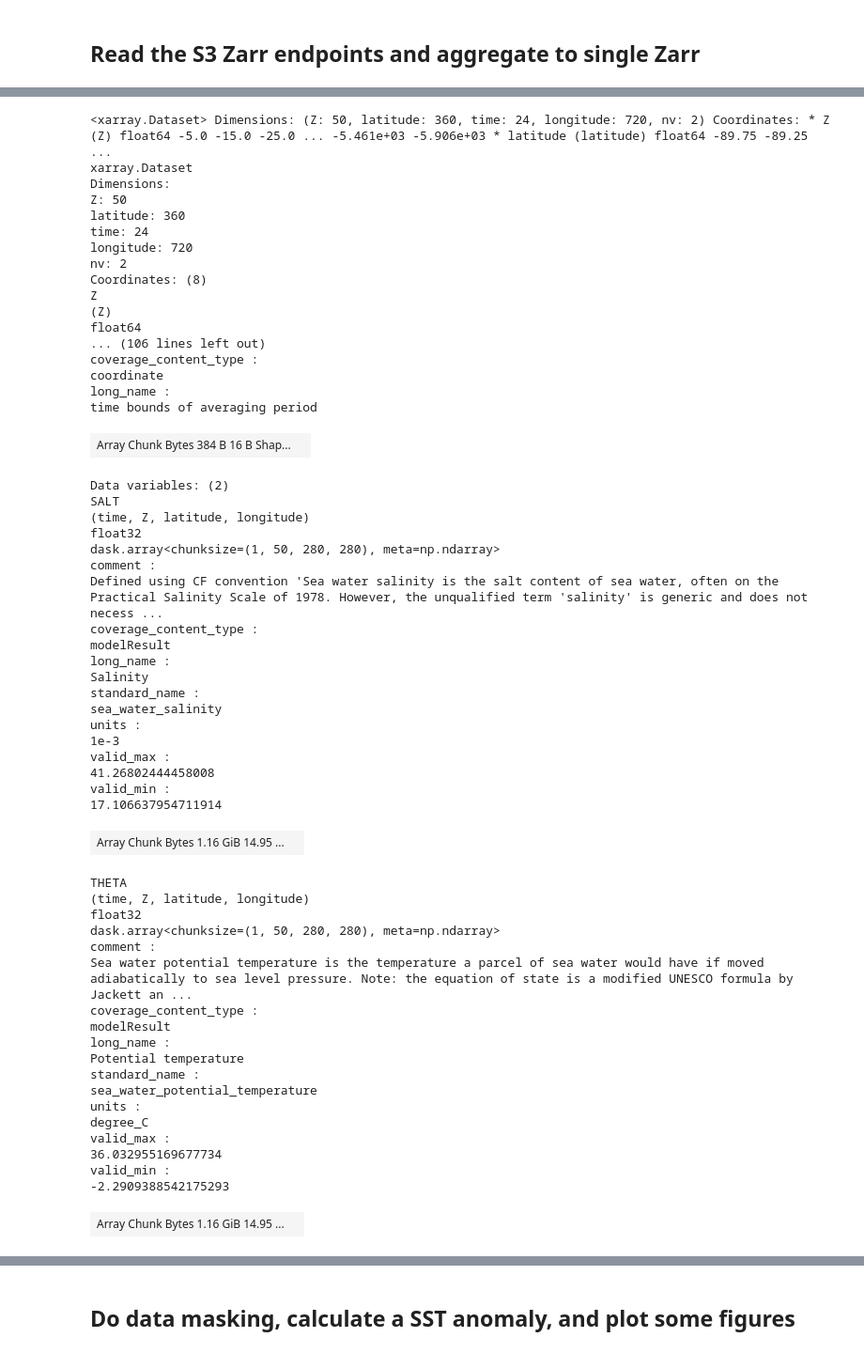
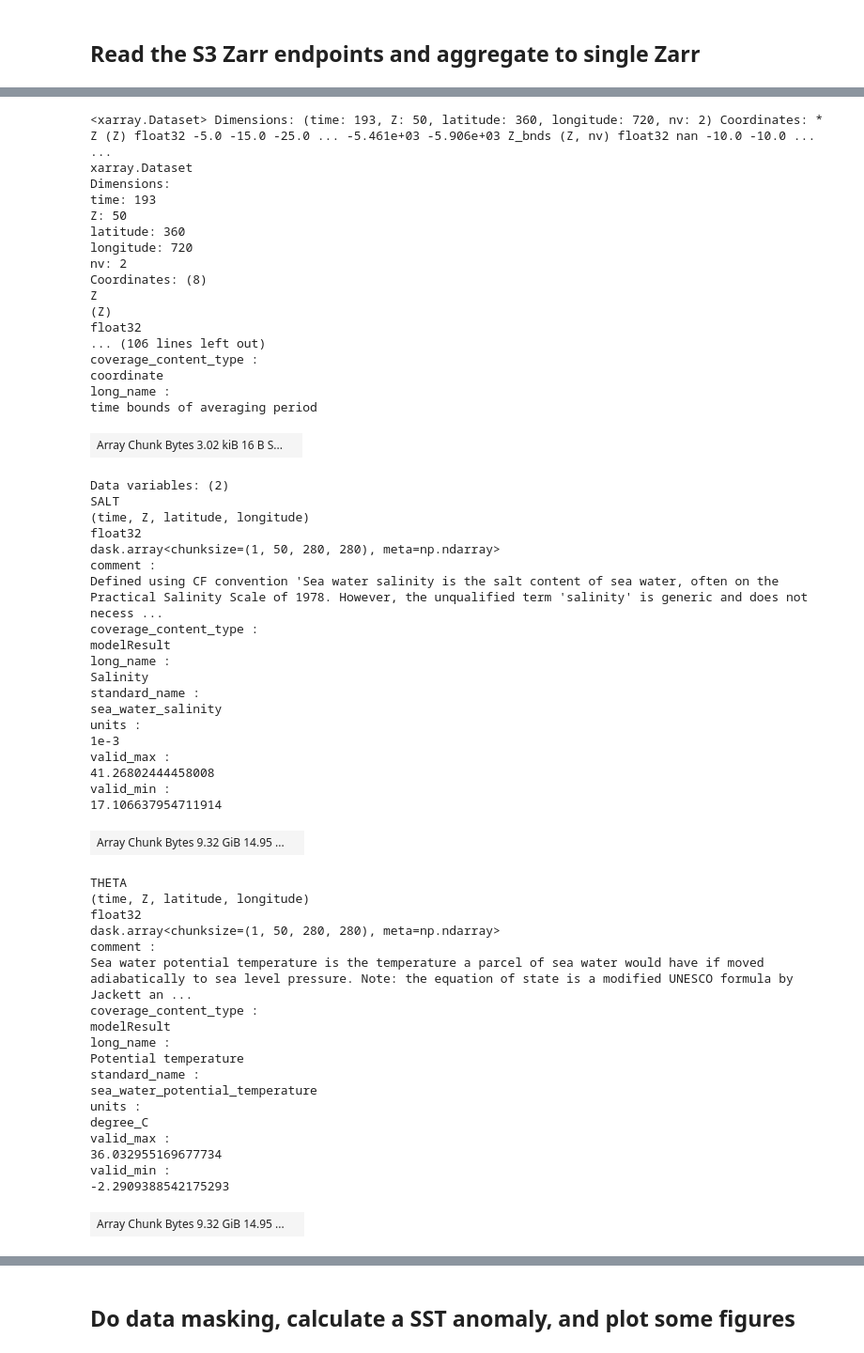
Before and after one commit to podaac/tutorials, a Jupyter notebook: notebooks/meetings_workshops/workshop_osm_2022/ECCO_ssh_sst_corr.ipynb, the cells around one changed output, grey strips where cells are left out. Shown at 94% size. Drawn from its saved outputs; the diff is of its cells as text; code cells hidden in the pictures.

Commit message:
Add files via upload
Modified to use harmony-py

```diff
--- a/notebooks/meetings_workshops/workshop_osm_2022/ECCO_ssh_sst_corr.ipynb
+++ b/notebooks/meetings_workshops/workshop_osm_2022/ECCO_ssh_sst_corr.ipynb
@@ -444,21 +430,19 @@ response = requests.get(
 ummc = response.json()['items'][0]
 ccid = ummc['meta']['concept-id']
 
-# 2) Insert new concept_id in existing harmony URL
-rurl = re.sub('C.*-POCLOUD', ccid, rurl )
+# using the the harmony.py service, set up the request and exectue it
+ecco_collection = Collection(id=ccid)
+time_range = {'start': datetime(start_year, start_month, start_day), 'stop': datetime(end_year, end_month, end_day)}
 
-# 3) Execute harmony netCDF to Zarr request
-response = requests.get(url=rurl).json()
-print(response)
+harmony_client = Client(env=Environment.PROD)
 
-# Monitor status in a while loop. Wait 10 seconds for each check.
-wait = 10
-while True:
-        response = requests.get(url=response['links'][-1]['href']).json()
-        if response['status']!='running':
-            break
-        print(f"Job in progress ({response['progress']}%)")
-        time.sleep(wait)
+# in this example set concatentae to 'False' because the monthly input time steps vary slightly
+# (not always centered in the middle of month)
+ecco_request = Request(collection=ecco_collection, temporal=time_range, format='application/x-zarr', concatenate='False')
 
-print("DONE!")
+# sumbit request and monitor job
+ecco_job_id = harmony_client.submit(ecco_request)
+print('\nWaiting for the job to finish. . .\n')
+ecco_response = harmony_client.result_json(ecco_job_id, show_progress=True)
+print("\n. . .DONE!")
 # %% [output]
@@ -474,21 +452,19 @@ DONE!
 # %% [markdown]
 ## Read the S3 Zarr endpoints and aggregate to single Zarr
 # %%
-print(response['message'])
-#len(response['links'])
+# 1) read the AWS credentials
+print(ecco_response['message'])
+with requests.get(ecco_response['links'][2]['href']) as r:
+    creds = r.json()
 
-#print(len(response['links']))
+print( creds.keys() )
+print("AWS credentials expire on: ", creds['Expiration'] )
 
-# 1) read the AWS credentials
-with requests.get(response['links'][2]['href']) as r:
-    creds = r.json()
-print( creds.keys() )
-print( creds['Expiration'] )
 
 # 2) print root directory and read the s3 URLs into a list
-s3_dir2 = response['links'][3]['href']
+s3_dir2 = ecco_response['links'][3]['href']
 print("root directory:", s3_dir2)
-s3_urls2 = [u['href'] for u in response['links'][4:-1]]
+s3_urls2 = [u['href'] for u in ecco_response['links'][4:-1]]
 
 # sort the URLs in time order
 s3_urls2.sort()
@@ -500,7 +476,6 @@ s3 = s3fs.S3FileSystem(
     token=creds['SessionToken'],
     client_kwargs={'region_name':'us-west-2'},
 )
-# print( len(s3.ls(s3_dir2)) )
 
 # 4) Read and concatenate into a single Zarr dataset
 temp_ds = xr.concat([xr.open_zarr(s3.get_mapper(u)) for u in s3_urls2], dim="time", coords='minimal')
@@ -515,21 +490,21 @@ root directory: s3://harmony-prod-staging/public/harmony/netcdf-to-zarr/c2dd0756
-<xarray.Dataset> Dimensions: (Z: 50, latitude: 360, time: 24, longitude: 720, nv: 2) Coordinates: * Z (Z) float64 -5.0 -15.0 -25.0 ... -5.461e+03 -5.906e+03 * latitude (latitude) float64 -89.75 -89.25 ...
+<xarray.Dataset> Dimensions: (time: 193, Z: 50, latitude: 360, longitude: 720, nv: 2) Coordinates: * Z (Z) float32 -5.0 -15.0 -25.0 ... -5.461e+03 -5.906e+03 Z_bnds (Z, nv) float32 nan -10.0 -10.0 ... ...
 xarray.Dataset
 Dimensions:
+time: 193
 Z: 50
 latitude: 360
-time: 24
 longitude: 720
 nv: 2
 Coordinates: (8)
 Z
 (Z)
-float64
+float32
 ... (106 lines left out)
 coverage_content_type :
 coordinate
 long_name :
 time bounds of averaging period
-| Array Chunk Bytes 384 B 16 B Shap... |  |
+| Array Chunk Bytes 3.02 kiB 16 B S... |  |
 Data variables: (2)
 SALT
 (time, Z, latitude, longitude)
@@ -549,7 +524,7 @@ valid_max :
 41.26802444458008
 valid_min :
 17.106637954711914
-| Array Chunk Bytes 1.16 GiB 14.95 ... |  |
+| Array Chunk Bytes 9.32 GiB 14.95 ... |  |
 THETA
 (time, Z, latitude, longitude)
 float32
@@ -568,7 +543,7 @@ valid_max :
 36.032955169677734
 valid_min :
 -2.2909388542175293
-| Array Chunk Bytes 1.16 GiB 14.95 ... |  |
+| Array Chunk Bytes 9.32 GiB 14.95 ... |  |
 Attributes: (62)
 Conventions :
 CF-1.8, ACDD-1.3
```
Also changed, not shown: parts of 20 cells of this notebook.
